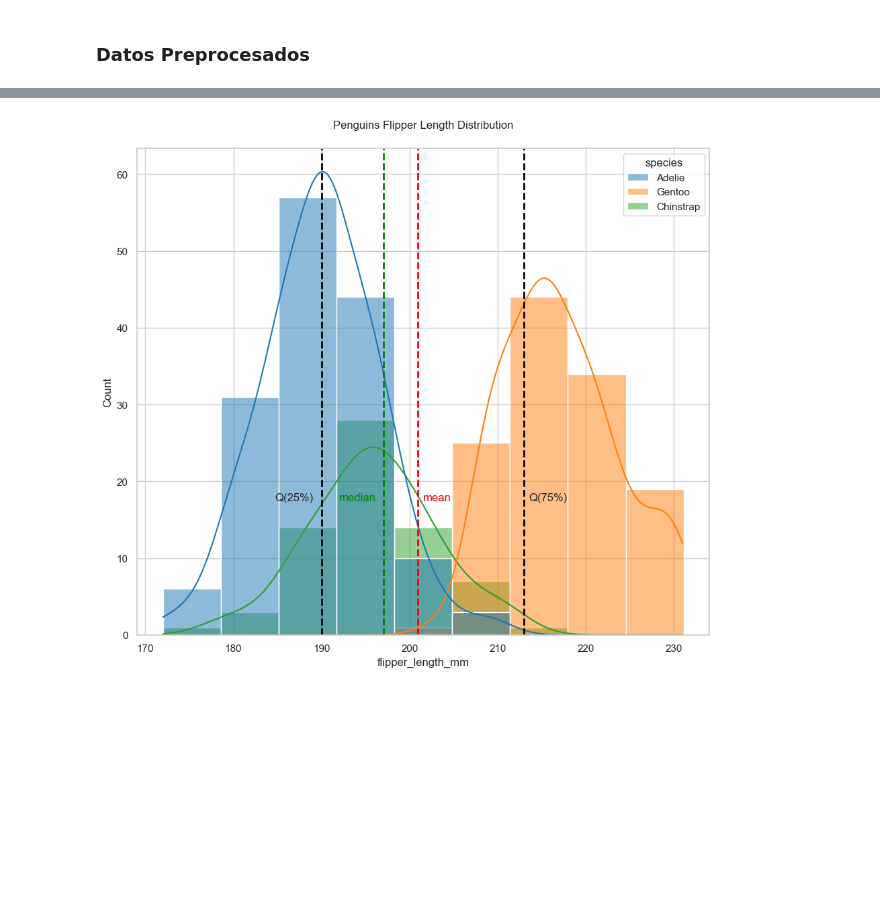
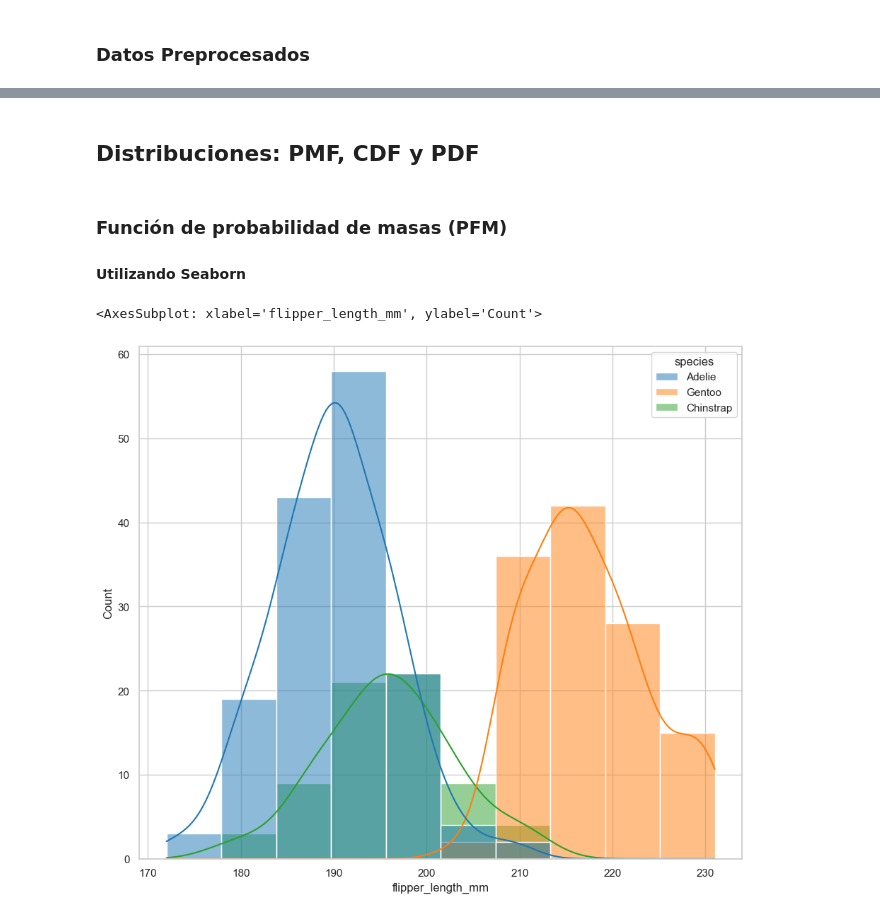
Before and after one commit to DensLopez/Analisis_Exploratorio, a Jupyter notebook: codes/code012.ipynb, the cells around one changed output, grey strips where cells are left out. Drawn from its saved outputs; the diff is of its cells as text; code cells hidden in the pictures; blank space fills up the shorter version.

```diff
--- a/codes/code012.ipynb
+++ b/codes/code012.ipynb
@@ -473,52 +66,16 @@ Text(17.651169590643274, 41.580000000000005, 'Promedio')
-# %%
-var_flipper_len = preprocessed_penguins_df['flipper_length_mm']
-
-g=sns.histplot(
-    data=preprocessed_penguins_df,
-    x='flipper_length_mm',
-    binwidth=freedman_diaconis_bindwidth(preprocessed_penguins_df['flipper_length_mm']),
-    hue='species',
-    kde=True
-)
-g.set_title('Penguins Flipper Length Distribution', y=1.03)
-
-# Mean(Red)
-plt.axvline(
-    x =var_flipper_len.mean(),
-    linestyle="dashed",
-    color="r",
-    linewidth=2
-)
-
-# Median(Green)
-plt.axvline(
-    x=var_flipper_len.median(),
-    linestyle="dashed",
-    color="g",
-    linewidth=2
-)
-
-# Q_75(Black)
-plt.axvline(
-    x=var_flipper_len.quantile(0.75),
-    linestyle="dashed",
-    color="k",
-    linewidth=2
-)
-
-# Q_25(Black)
-plt.axvline(
-    x=var_flipper_len.quantile(0.25),
-    linestyle="dashed",
-    color="k",
-    linewidth=2
-)
-
-plt.text(184.7,17.5, 'Q(25%)', fontsize=12)
-plt.text(192,17.5, 'median', fontsize=12, color='g')
-plt.text(201.5,17.5, 'mean', fontsize=12, color='r')
-plt.text(213.5,17.5, 'Q(75%)', fontsize=12)
-
-plt.show()
-# %% [output]
-[figure, removed]
+# %% [markdown]
+## Distribuciones: PMF, CDF y PDF
+# %% [markdown]
+### Función de probabilidad de masas (PFM)
+#### Utilizando Seaborn
+# %%
+#Usando un histograma
+sns.histplot(
+    data=preprocessed_penguins_df,
+    x='flipper_length_mm',
+    hue='species',
+    kde='True'
+)
+# %% [output]
+<AxesSubplot: xlabel='flipper_length_mm', ylabel='Count'>
+[figure, added]
```
Also changed, not shown: parts of 99 cells of this notebook, 13 other files.
